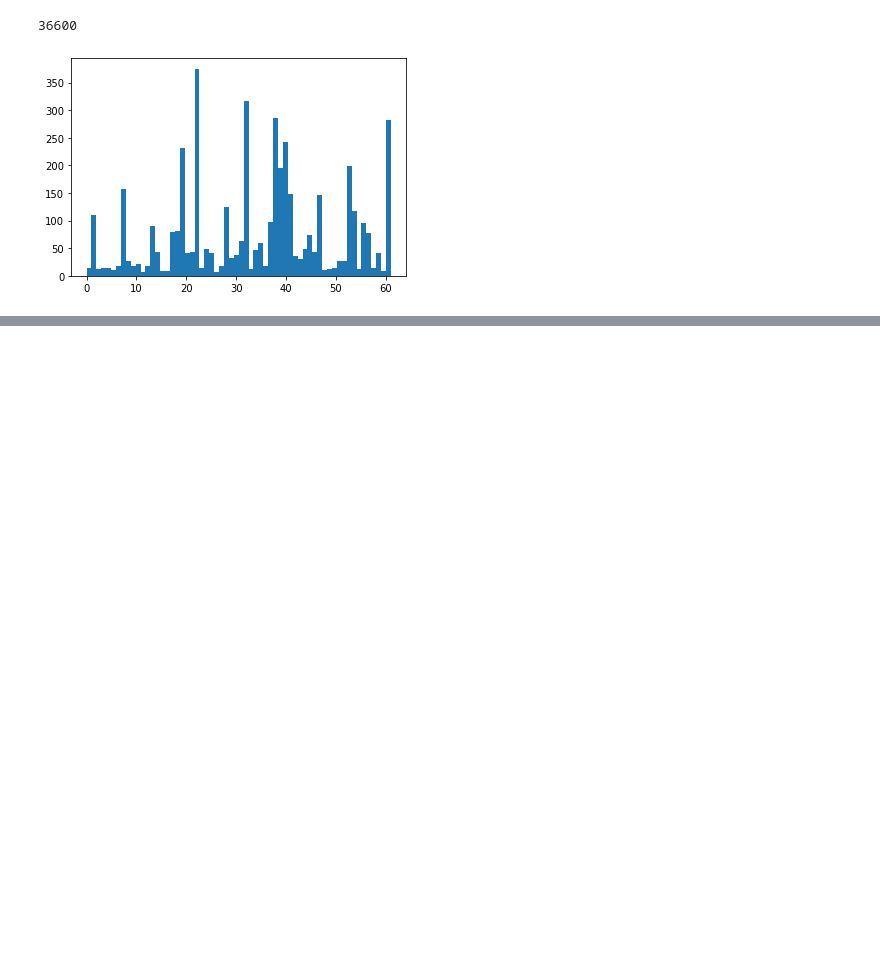
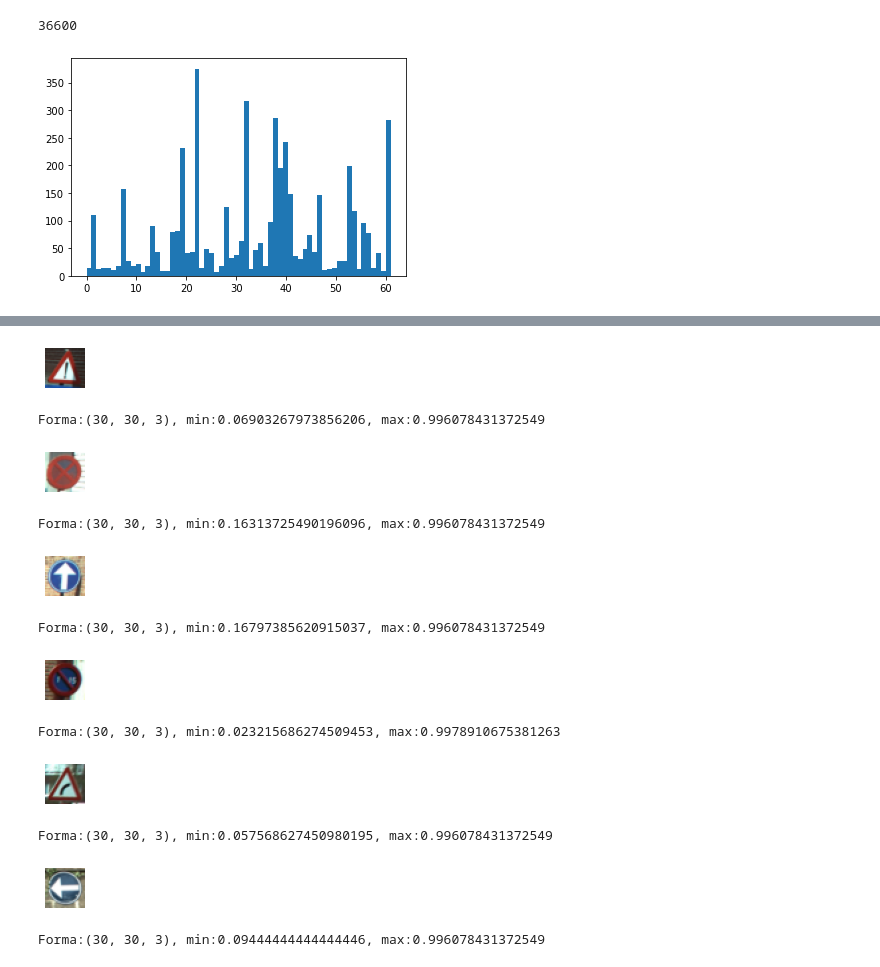
Before and after one commit to JhonFiUNFV/Data_Science_JF, a Jupyter notebook: python-ml/me/S8.2- Señales de Trafico.ipynb, the cells around one changed output, grey strips where cells are left out. Cells and saved outputs as stored; diff of their text form; code cells hidden in the pictures; blank space fills up the shorter version.

```diff
--- a/python-ml/me/S8.2- Señales de Trafico.ipynb
+++ b/python-ml/me/S8.2- Señales de Trafico.ipynb
@@ -100,0 +173,2 @@ plt.show()
+# %%
+images30 = [transform.resize(image, (30,30)) for image in images]
@@ -100,0 +195,26 @@ plt.show()
+# %%
+rand_signs = random.sample(range(0, len(labels)), 6)
+rand_signs
+for i in range(len(rand_signs)):
+    temp_im = images30[rand_signs[i]]
+    plt.subplot(1,6,i+1)
+    plt.axis("off")
+    plt.imshow(temp_im)
+    plt.subplots_adjust(wspace = 0.5)
+    plt.show()
+    print("Forma:{0}, min:{1}, max:{2}".format(temp_im.shape,
+                                               temp_im.min(),
+                                               temp_im.max()))
+# %% [output]
+[figure, added]
+Forma:(30, 30, 3), min:0.06903267973856206, max:0.996078431372549
+[figure, added]
+Forma:(30, 30, 3), min:0.16313725490196096, max:0.996078431372549
+[figure, added]
+Forma:(30, 30, 3), min:0.16797385620915037, max:0.996078431372549
+[figure, added]
+Forma:(30, 30, 3), min:0.023215686274509453, max:0.9978910675381263
+[figure, added]
+Forma:(30, 30, 3), min:0.057568627450980195, max:0.996078431372549
+[figure, added]
+Forma:(30, 30, 3), min:0.09444444444444446, max:0.996078431372549
```
Also changed, not shown: parts of 20 cells of this notebook.
